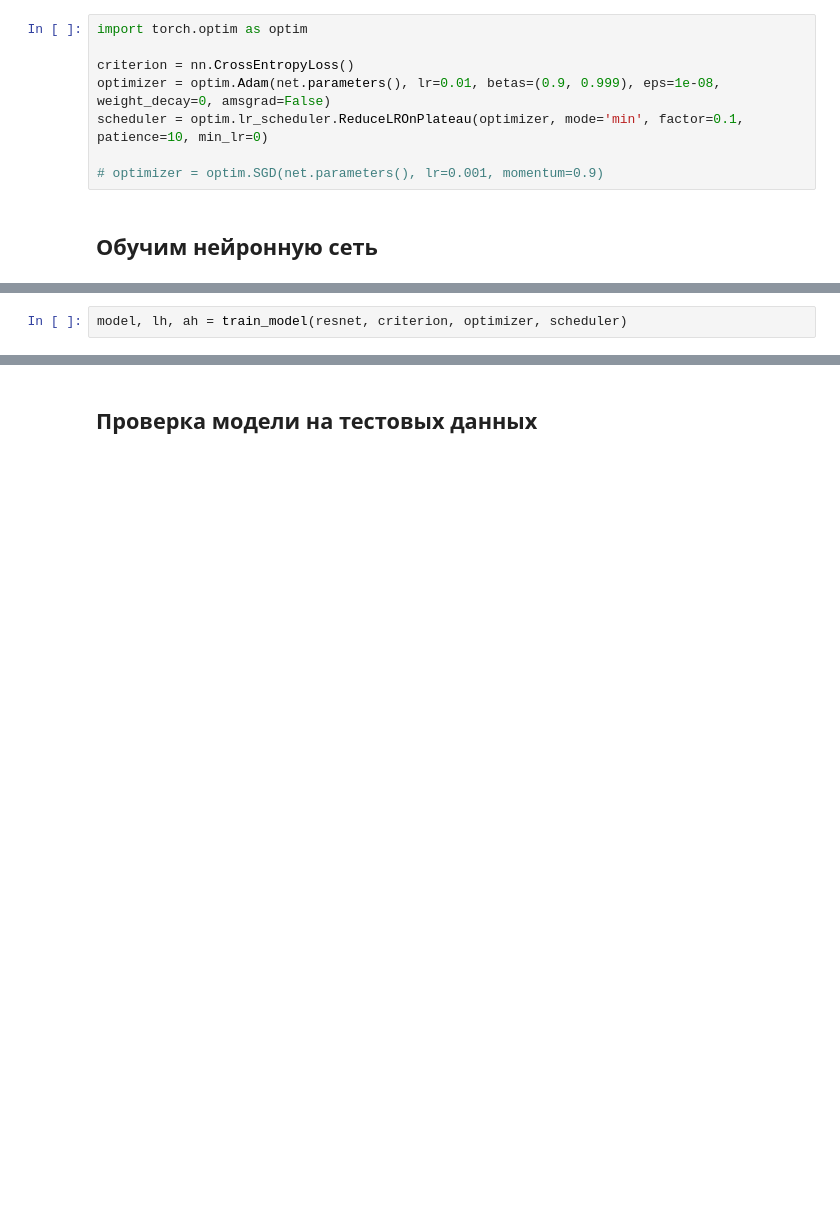
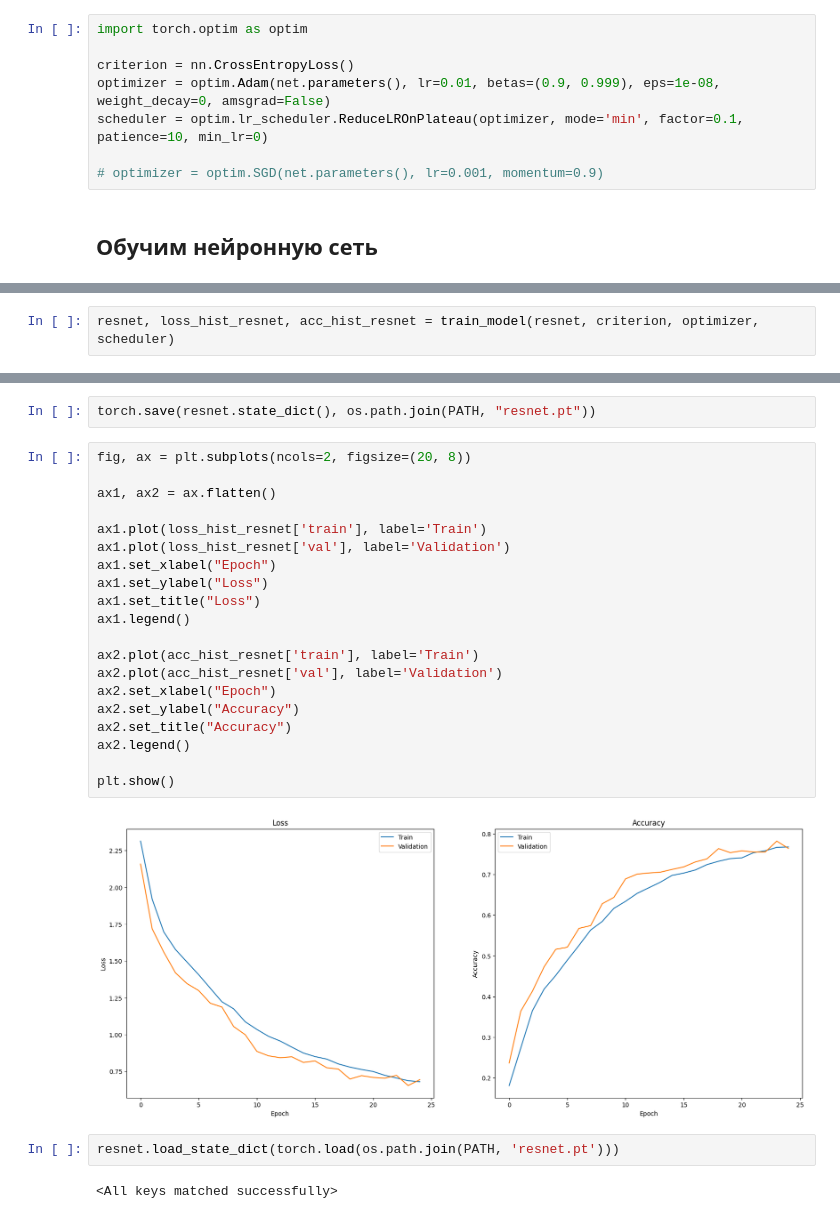
Before and after one commit to SerMisterMish/Statistical_and_Machine_Learning, a Jupyter notebook: nn_image/nn_image_conv/nn_image_conv.ipynb, the cells around one changed output, grey strips where cells are left out. Drawn from its saved outputs; the diff is of its cells as text; blank space fills up the shorter version.

```diff
--- a/nn_image/nn_image_conv/nn_image_conv.ipynb
+++ b/nn_image/nn_image_conv/nn_image_conv.ipynb
@@ -220,2 +305,2 @@ scheduler = optim.lr_scheduler.ReduceLROnPlateau(optimizer, mode='min', factor=0
 # %%
-model, lh, ah = train_model(resnet, criterion, optimizer, scheduler)
+resnet, loss_hist_resnet, acc_hist_resnet = train_model(resnet, criterion, optimizer, scheduler)
@@ -222,2 +325,28 @@ model, lh, ah = train_model(resnet, criterion, optimizer, scheduler)
-# %% [markdown]
-## Проверка модели на тестовых данных
+# %%
+torch.save(resnet.state_dict(), os.path.join(PATH, "resnet.pt"))
+# %%
+fig, ax = plt.subplots(ncols=2, figsize=(20, 8))
+
+ax1, ax2 = ax.flatten()
+
+ax1.plot(loss_hist_resnet['train'], label='Train')
+ax1.plot(loss_hist_resnet['val'], label='Validation')
+ax1.set_xlabel("Epoch")
+ax1.set_ylabel("Loss")
+ax1.set_title("Loss")
+ax1.legend()
+
+ax2.plot(acc_hist_resnet['train'], label='Train')
+ax2.plot(acc_hist_resnet['val'], label='Validation')
+ax2.set_xlabel("Epoch")
+ax2.set_ylabel("Accuracy")
+ax2.set_title("Accuracy")
+ax2.legend()
+
+plt.show()
+# %% [output]
+[figure, added]
+# %%
+resnet.load_state_dict(torch.load(os.path.join(PATH, 'resnet.pt')))
+# %% [output]
+<All keys matched successfully>
```
Also changed, not shown: parts of 17 cells of this notebook, 2 other files.
